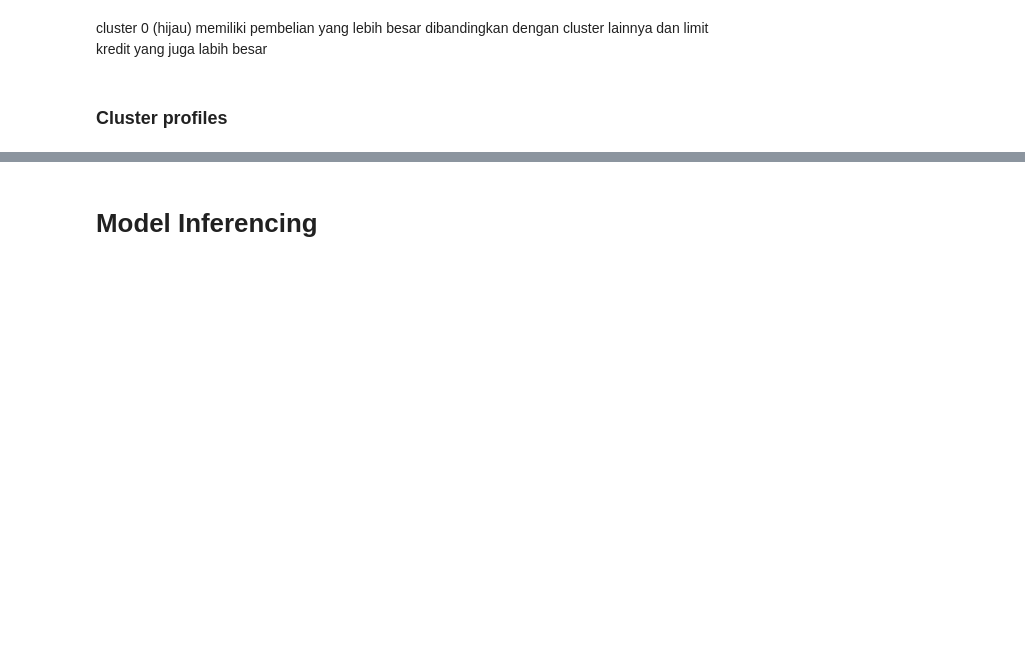
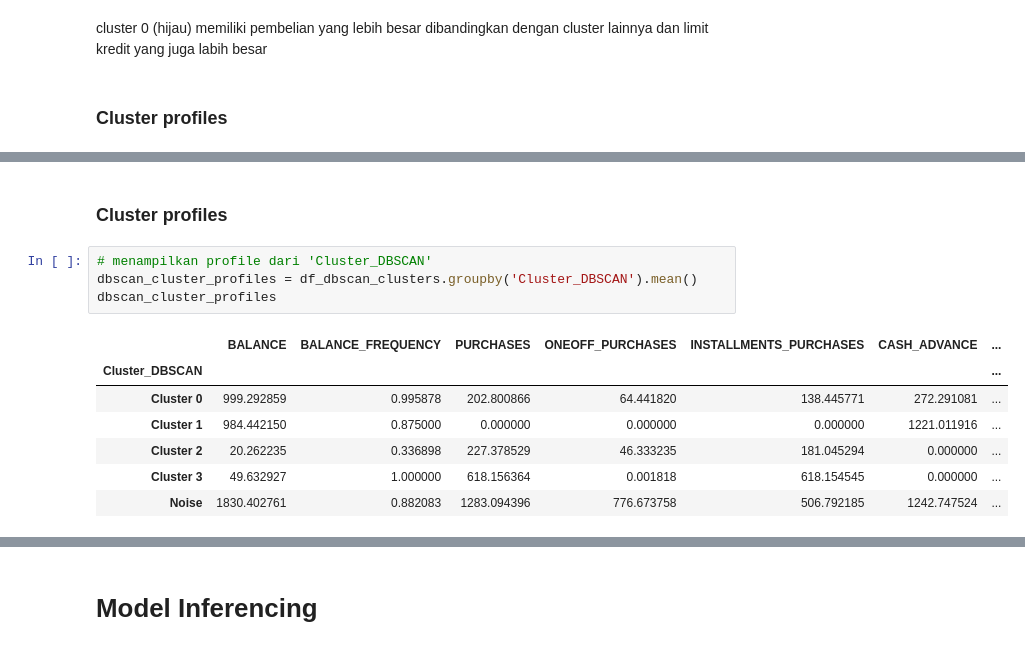
Before and after one commit to rnjasmine/PYTN_KampusMerdeka_fp4_JasmineNurRamadhani, a Jupyter notebook: PYTN_KampusMerdeka_fp4_JasmineNurRamadhani.ipynb, the cells around one changed output, grey strips where cells are left out. Saved outputs shown, nothing was run; the diff lists cells and outputs as text; blank space fills up the shorter version.

```diff
--- a/PYTN_KampusMerdeka_fp4_JasmineNurRamadhani.ipynb
+++ b/PYTN_KampusMerdeka_fp4_JasmineNurRamadhani.ipynb
@@ -556,0 +617,14 @@ Dapat dilihat dalam kolom 'BALANCE', 'PURCHASES', dan 'CREDIT_LIMIT',
+# %% [markdown]
+### Cluster profiles
+# %%
+# menampilkan profile dari 'Cluster_DBSCAN'
+dbscan_cluster_profiles = df_dbscan_clusters.groupby('Cluster_DBSCAN').mean()
+dbscan_cluster_profiles
+# %% [output]
+|  | BALANCE | BALANCE_FREQUENCY | PURCHASES | ONEOFF_PURCHASES | INSTALLMENTS_PURCHASES | CASH_ADVANCE | ... |
+| Cluster_DBSCAN |  |  |  |  |  |  | ... |
+| Cluster 0 | 999.292859 | 0.995878 | 202.800866 | 64.441820 | 138.445771 | 272.291081 | ... |
+| Cluster 1 | 984.442150 | 0.875000 | 0.000000 | 0.000000 | 0.000000 | 1221.011916 | ... |
+| Cluster 2 | 20.262235 | 0.336898 | 227.378529 | 46.333235 | 181.045294 | 0.000000 | ... |
+| Cluster 3 | 49.632927 | 1.000000 | 618.156364 | 0.001818 | 618.154545 | 0.000000 | ... |
+| Noise | 1830.402761 | 0.882083 | 1283.094396 | 776.673758 | 506.792185 | 1242.747524 | ... |
```
Also changed, not shown: parts of 20 cells of this notebook.
